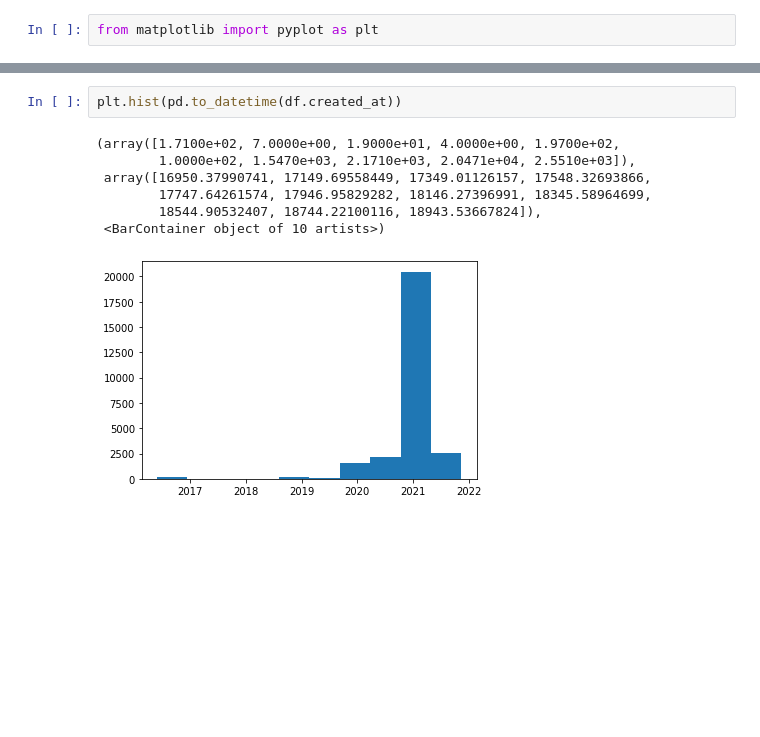
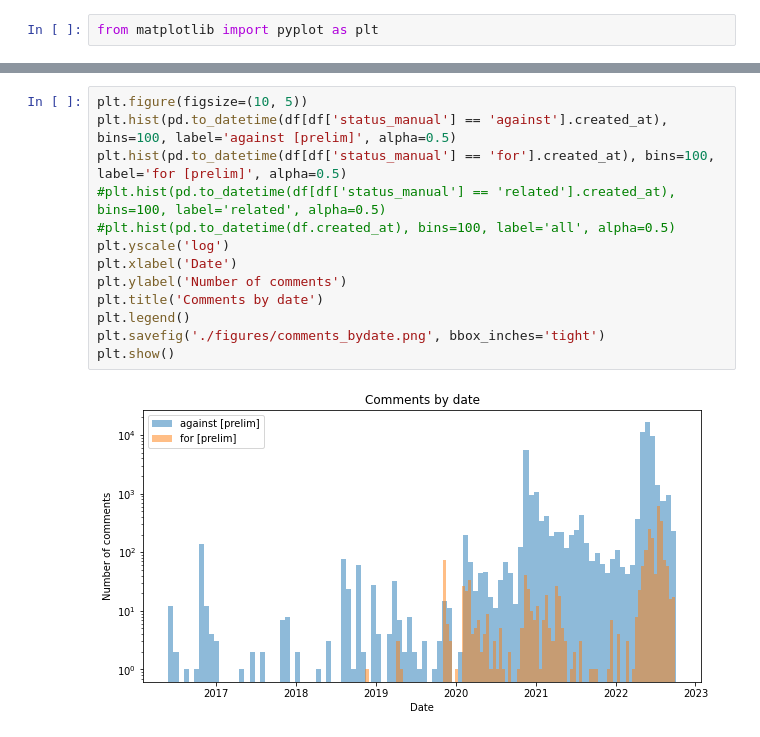
Before and after one commit to RescueSocial/SNA-ChangeOrg-AH, a Jupyter notebook: change.org-download-comments.ipynb, the cells around one changed output, grey strips where cells are left out. Drawn from its saved outputs; the diff is of its cells as text; blank space fills up the shorter version.

Commit message:
Process comments

```diff
--- a/change.org-download-comments.ipynb
+++ b/change.org-download-comments.ipynb
@@ -209,10 +121,15 @@ plt.show()
-# %%
-plt.hist(pd.to_datetime(df.created_at))
-# %% [output]
-(array([1.7100e+02, 7.0000e+00, 1.9000e+01, 4.0000e+00, 1.9700e+02,
-        1.0000e+02, 1.5470e+03, 2.1710e+03, 2.0471e+04, 2.5510e+03]),
- array([16950.37990741, 17149.69558449, 17349.01126157, 17548.32693866,
-        17747.64261574, 17946.95829282, 18146.27396991, 18345.58964699,
-        18544.90532407, 18744.22100116, 18943.53667824]),
- <BarContainer object of 10 artists>)
-[figure, removed]
+# %%
+plt.figure(figsize=(10, 5))
+plt.hist(pd.to_datetime(df[df['status_manual'] == 'against'].created_at), bins=100, label='against [prelim]', alpha=0.5)
+plt.hist(pd.to_datetime(df[df['status_manual'] == 'for'].created_at), bins=100, label='for [prelim]', alpha=0.5)
+#plt.hist(pd.to_datetime(df[df['status_manual'] == 'related'].created_at), bins=100, label='related', alpha=0.5)
+#plt.hist(pd.to_datetime(df.created_at), bins=100, label='all', alpha=0.5)
+plt.yscale('log')
+plt.xlabel('Date')
+plt.ylabel('Number of comments')
+plt.title('Comments by date')
+plt.legend()
+plt.savefig('./figures/comments_bydate.png', bbox_inches='tight')
+plt.show()
+# %% [output]
+[figure, added]
```
Also changed, not shown: parts of 6 cells of this notebook, 21 other files.
